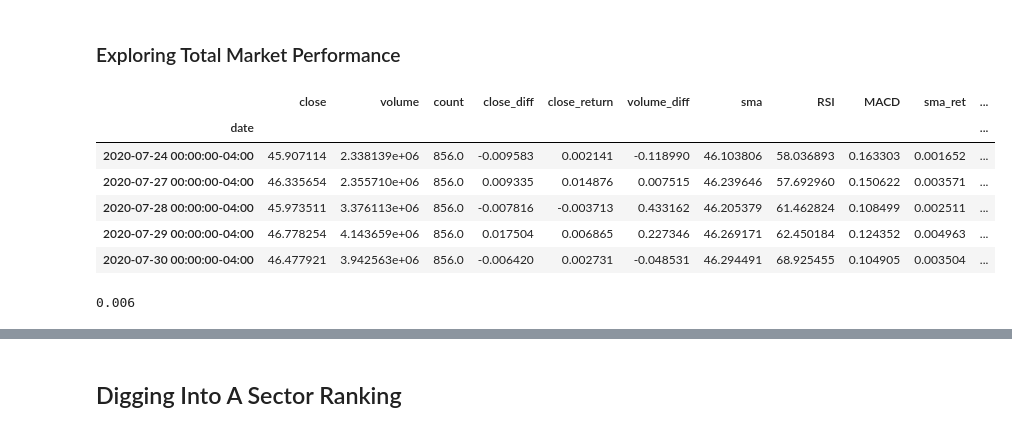
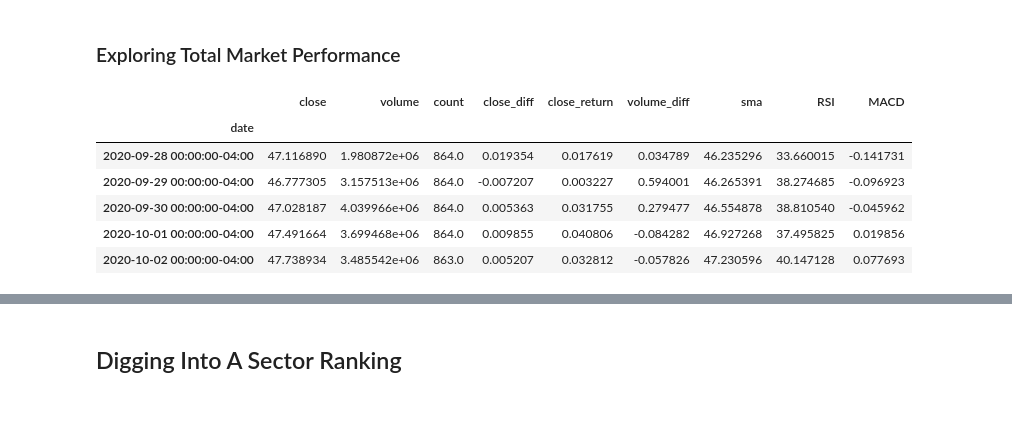
Before and after one commit to webclinic017/Stock-Strategy-Exploration, a Jupyter notebook: Python/Alpaca.ipynb, the cells around one changed output, grey strips where cells are left out. Saved outputs shown, nothing was run; the diff lists cells and outputs as text; code cells hidden in the pictures.

```diff
--- a/Python/Alpaca.ipynb
+++ b/Python/Alpaca.ipynb
@@ -149,23 +142,19 @@ KeyboardInterrupt
 # %%
 ## Loading Stored Data
 Combined_Data = pickle.load(open(Project_Folder + "Data//Historical_Data.p" , "rb" ))
 Combined_Data = Combined_Data.drop_duplicates()
 
 Total_Market = Stock_Consolidator(Combined_Data)
 Total_Market = Total_Market.loc[Total_Market.RSI > 0,:]
-Total_Market.head(5)
+Total_Market.tail(5)
 # %% [output]
-|  | close | volume | count | close_diff | close_return | volume_diff | sma | RSI | MACD | sma_ret | ... |
-| date |  |  |  |  |  |  |  |  |  |  | ... |
-| 2020-07-24 00:00:00-04:00 | 45.907114 | 2.338139e+06 | 856.0 | -0.009583 | 0.002141 | -0.118990 | 46.103806 | 58.036893 | 0.163303 | 0.001652 | ... |
-| 2020-07-27 00:00:00-04:00 | 46.335654 | 2.355710e+06 | 856.0 | 0.009335 | 0.014876 | 0.007515 | 46.239646 | 57.692960 | 0.150622 | 0.003571 | ... |
-| 2020-07-28 00:00:00-04:00 | 45.973511 | 3.376113e+06 | 856.0 | -0.007816 | -0.003713 | 0.433162 | 46.205379 | 61.462824 | 0.108499 | 0.002511 | ... |
-| 2020-07-29 00:00:00-04:00 | 46.778254 | 4.143659e+06 | 856.0 | 0.017504 | 0.006865 | 0.227346 | 46.269171 | 62.450184 | 0.124352 | 0.004963 | ... |
-| 2020-07-30 00:00:00-04:00 | 46.477921 | 3.942563e+06 | 856.0 | -0.006420 | 0.002731 | -0.048531 | 46.294491 | 68.925455 | 0.104905 | 0.003504 | ... |
+|  | close | volume | count | close_diff | close_return | volume_diff | sma | RSI | MACD |
+| date |  |  |  |  |  |  |  |  |  |
+| 2020-09-28 00:00:00-04:00 | 47.116890 | 1.980872e+06 | 864.0 | 0.019354 | 0.017619 | 0.034789 | 46.235296 | 33.660015 | -0.141731 |
+| 2020-09-29 00:00:00-04:00 | 46.777305 | 3.157513e+06 | 864.0 | -0.007207 | 0.003227 | 0.594001 | 46.265391 | 38.274685 | -0.096923 |
+| 2020-09-30 00:00:00-04:00 | 47.028187 | 4.039966e+06 | 864.0 | 0.005363 | 0.031755 | 0.279477 | 46.554878 | 38.810540 | -0.045962 |
+| 2020-10-01 00:00:00-04:00 | 47.491664 | 3.699468e+06 | 864.0 | 0.009855 | 0.040806 | -0.084282 | 46.927268 | 37.495825 | 0.019856 |
+| 2020-10-02 00:00:00-04:00 | 47.738934 | 3.485542e+06 | 863.0 | 0.005207 | 0.032812 | -0.057826 | 47.230596 | 40.147128 | 0.077693 |
-# %%
-np.round(np.std(Total_Market['close_diff'][Total_Market['close_diff'] > 0].tail(14)),3)
-# %% [output]
-0.006
 # %%
 %matplotlib inline
 Plot_Data = Total_Market
```
Also changed, not shown: parts of 9 cells of this notebook, 3 other files.
